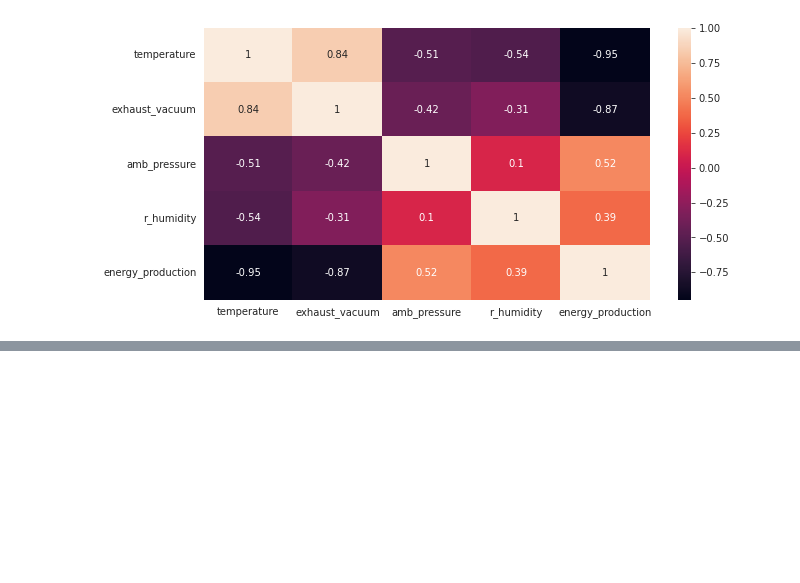
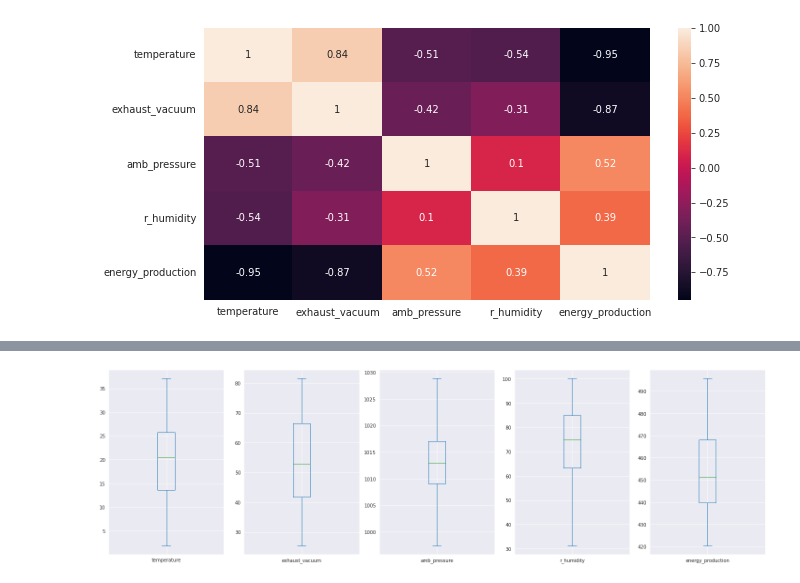
Before and after one commit to ch-aitali/assignments, a Jupyter notebook: p93_combined_power_plant.ipynb, the cells around one changed output, grey strips where cells are left out. Saved outputs shown, nothing was run; the diff lists cells and outputs as text; code cells hidden in the pictures; blank space fills up the shorter version.

```diff
--- a/p93_combined_power_plant.ipynb
+++ b/p93_combined_power_plant.ipynb
@@ -135,0 +141,10 @@ plt.show()
+# %%
+#outlier remove
+data_1.drop(data_1.index[data_1['amb_pressure']>1029], inplace=True)
+data_1.drop(data_1.index[data_1['amb_pressure']<997], inplace=True)
+data_1.drop(data_1.index[data_1['r_humidity']<31], inplace=True)
+# %%
+data_1.plot(kind='box', subplots=True, figsize=(20,6))
+plt.tight_layout()
+# %% [output]
+[figure, added]
```
Also changed, not shown: parts of 82 cells of this notebook.
